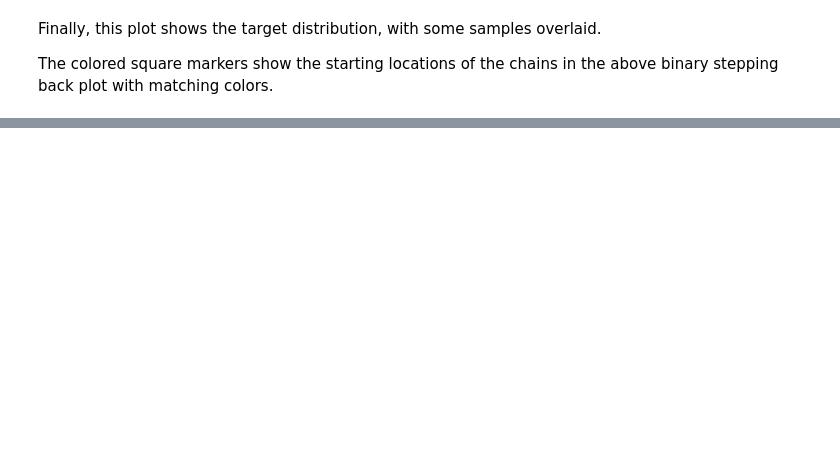
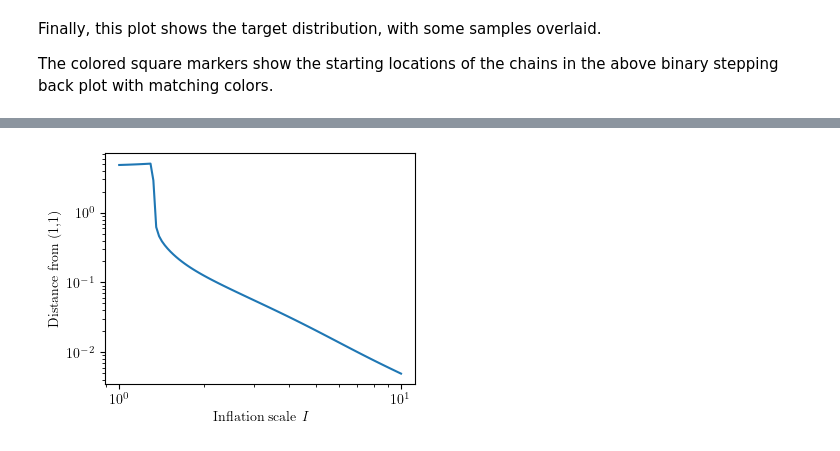
Before and after one commit to cjm96/mcmc_infinity, a Jupyter notebook: mcmc_infinity/examples/rosenbrock_demo.ipynb, the cells around one changed output, grey strips where cells are left out. Cells and saved outputs as stored; diff of their text form; code cells hidden in the pictures; blank space fills up the shorter version.

```diff
--- a/mcmc_infinity/examples/rosenbrock_demo.ipynb
+++ b/mcmc_infinity/examples/rosenbrock_demo.ipynb
@@ -154,7 +155,7 @@ Solution big: [1.02496879 1.04997407], logP: -0.0006578918128707919
 # %% [markdown]
 The following cell just does a few manual checks to check that we really have found the global maximum.
 # %%
-x = jnp.array([[float(sol_small.x[0]), float(sol_small.x[1])],
+test_points = jnp.array([[float(sol_small.x[0]), float(sol_small.x[1])],
                [1.0, 1.0],
                [bounds[0,0], bounds[1,0]], # lower left
                [bounds[0,0], bounds[1,1]], # upper left
@@ -162,7 +163,7 @@ x = jnp.array([[float(sol_small.x[0]), float(sol_small.x[1])],
                [bounds[0,1], bounds[1,1]]  # upper right
                ])
 
-print(target(x)-Qkde_small.logP(x))
+print(target(test_points)-Qkde_small.logP(test_points))
 # %% [output]
 [ 1.58809054e+00  1.02659411e+00 -3.98702413e+02 -3.59232948e+03
  -9.92757010e+03 -3.98647501e+02]
@@ -360,0 +392,30 @@ plt.show()
+# %%
+inflation_values = np.logspace(0.0, 1.0, 100)[::-1]
+
+distance_values = np.zeros_like(inflation_values)
+
+initial_guess = jnp.ones(dim)
+
+for i, inflation_scale in enumerate(inflation_values):
+    Qkde_test = mc.kde_proposal.KernelDensityEstimateProposal(dim,
+                    inflation_scale=inflation_scale)
+    Qkde_test.fit(samples)
+
+    sol_test = minimize(lambda x: -(target(x)-Qkde_test.logP(x)[0]),
+                initial_guess, method="BFGS", tol=1.e-3)
+
+    initial_guess = sol_test.x
+
+    #print(f"{inflation_scale=:.2f} , {sol_test.x=}, logP={float(sol_test.fun):.2f}")
+
+    distance_values[i] = jnp.linalg.norm(sol_test.x - jnp.ones(dim))
+# %%
+fig, ax = plt.subplots(figsize=(4,3))
+ax.plot(inflation_values, distance_values)
+ax.set_xscale('log')
+ax.set_yscale('log')
+ax.set_xlabel(r"Inflation scale $I$")
+ax.set_ylabel(r"Distance from (1,1)")
+plt.show()
+# %% [output]
+[figure, added]
```
Also changed, not shown: parts of 7 cells of this notebook.
